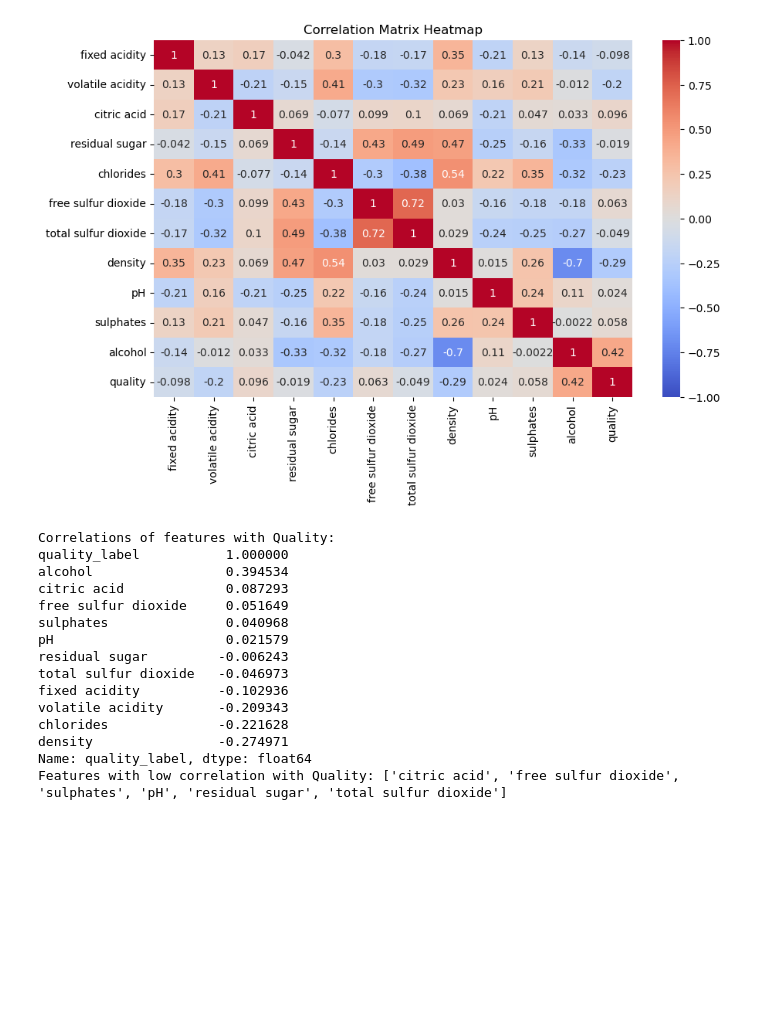
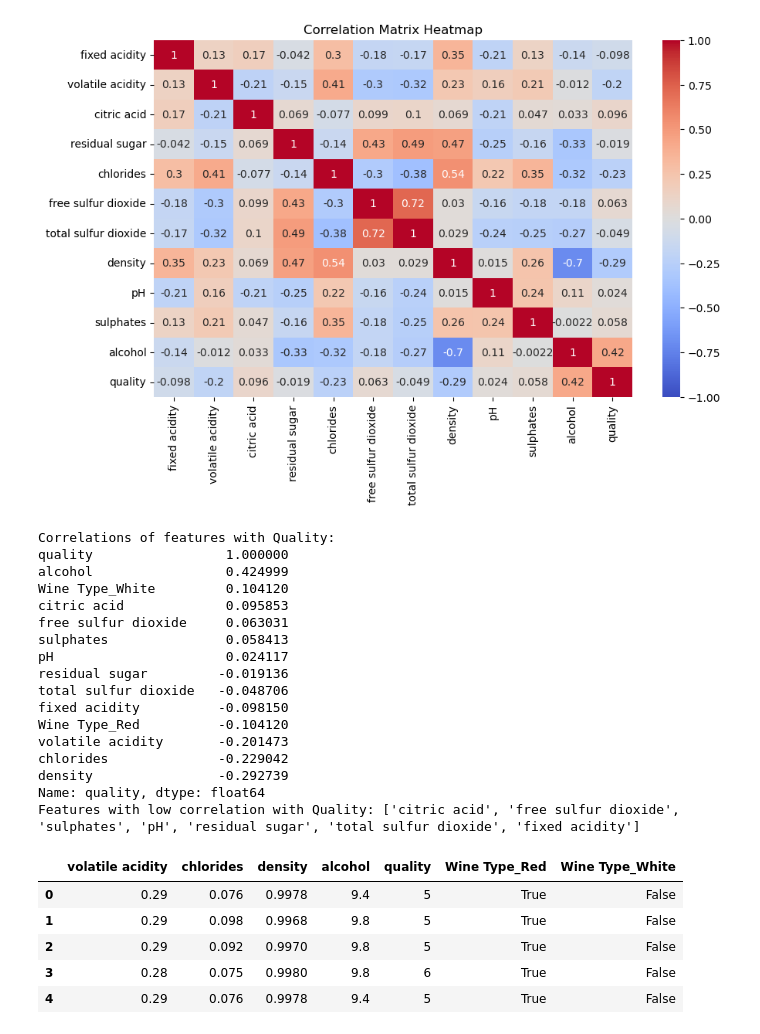
Before and after one commit to MythriShivakumar/A1_ML, a Jupyter notebook: wine_quality.ipynb, the cells around one changed output. Cells and saved outputs as stored; diff of their text form; code cells hidden in the pictures; blank space fills up the shorter version.

Commit message:
Converted string columns to categorical and found correlation between target column and others. Dropped columns with are unrelated to target column

```diff
--- a/wine_quality.ipynb
+++ b/wine_quality.ipynb
@@ -149,35 +149,41 @@ plt.show()
 [figure]
 # %%
 wine_quality = pd.get_dummies(wine_quality, columns=['Wine Type'], drop_first=False)
-wine_quality['quality_label'] = wine_quality['quality'].apply(lambda x: 1 if x > 5 else 0)
-wine_quality = wine_quality.drop('quality', axis=1)
-numeric_cols = wine_quality.select_dtypes(include='number').columns.tolist()
-correlation_matrix = wine_quality[numeric_cols].corr()
-quality_corr = correlation_matrix['quality_label'].sort_values(ascending=False)
+
+correlation_matrix = wine_quality.corr()
+quality_corr = correlation_matrix['quality'].sort_values(ascending=False)
 print("Correlations of features with Quality: ")
 print(quality_corr)
 
 threshold = 0.1
 low_correlation_features = quality_corr[quality_corr.abs() < threshold].index.tolist()
 print(f"Features with low correlation with Quality: {low_correlation_features}")
 wine_quality = wine_quality.drop(columns=low_correlation_features)
 wine_quality.head(5)
 # %% [output]
 Correlations of features with Quality:
-quality_label           1.000000
-alcohol                 0.394534
-citric acid             0.087293
-free sulfur dioxide     0.051649
-sulphates               0.040968
-pH                      0.021579
-residual sugar         -0.006243
-total sulfur dioxide   -0.046973
-fixed acidity          -0.102936
-volatile acidity       -0.209343
-chlorides              -0.221628
-density                -0.274971
-Name: quality_label, dtype: float64
-Features with low correlation with Quality: ['citric acid', 'free sulfur dioxide', 'sulphates', 'pH', 'residual sugar', 'total sulfur dioxide']
+quality                 1.000000
+alcohol                 0.424999
+Wine Type_White         0.104120
+citric acid             0.095853
+free sulfur dioxide     0.063031
+sulphates               0.058413
+pH                      0.024117
+residual sugar         -0.019136
+total sulfur dioxide   -0.048706
+fixed acidity          -0.098150
+Wine Type_Red          -0.104120
+volatile acidity       -0.201473
+chlorides              -0.229042
+density                -0.292739
+Name: quality, dtype: float64
+Features with low correlation with Quality: ['citric acid', 'free sulfur dioxide', 'sulphates', 'pH', 'residual sugar', 'total sulfur dioxide', 'fixed acidity']
+|  | volatile acidity | chlorides | density | alcohol | quality | Wine Type_Red | Wine Type_White |
+| 0 | 0.29 | 0.076 | 0.9978 | 9.4 | 5 | True | False |
+| 1 | 0.29 | 0.098 | 0.9968 | 9.8 | 5 | True | False |
+| 2 | 0.29 | 0.092 | 0.9970 | 9.8 | 5 | True | False |
+| 3 | 0.28 | 0.075 | 0.9980 | 9.8 | 6 | True | False |
+| 4 | 0.29 | 0.076 | 0.9978 | 9.4 | 5 | True | False |
 # %%
 non_categorical_columns = wine_quality.select_dtypes(include=['number']).columns.tolist()
 min_values = wine_quality[non_categorical_columns].min()
```
Also changed, not shown: parts of 1 cell of this notebook, 1 other file.
